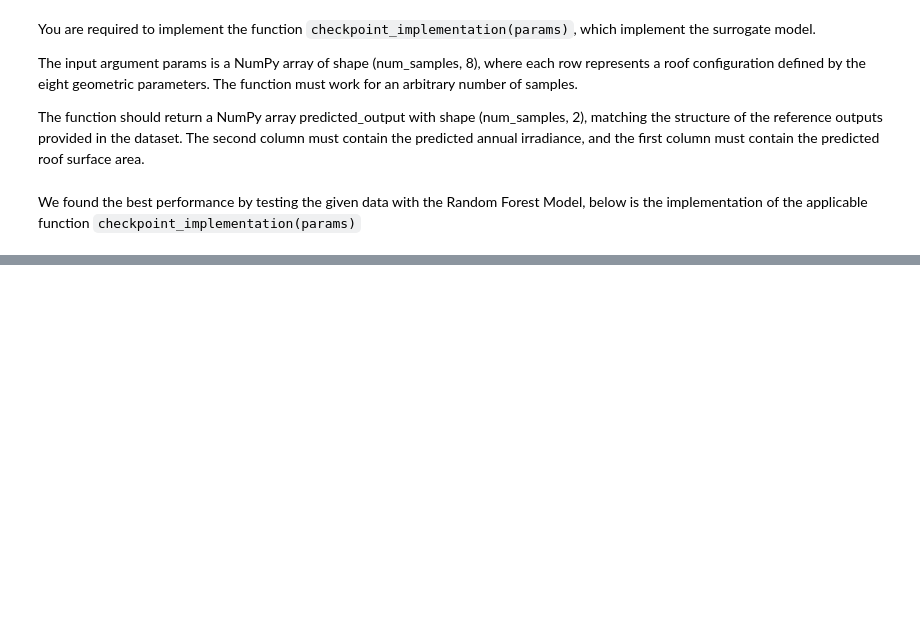
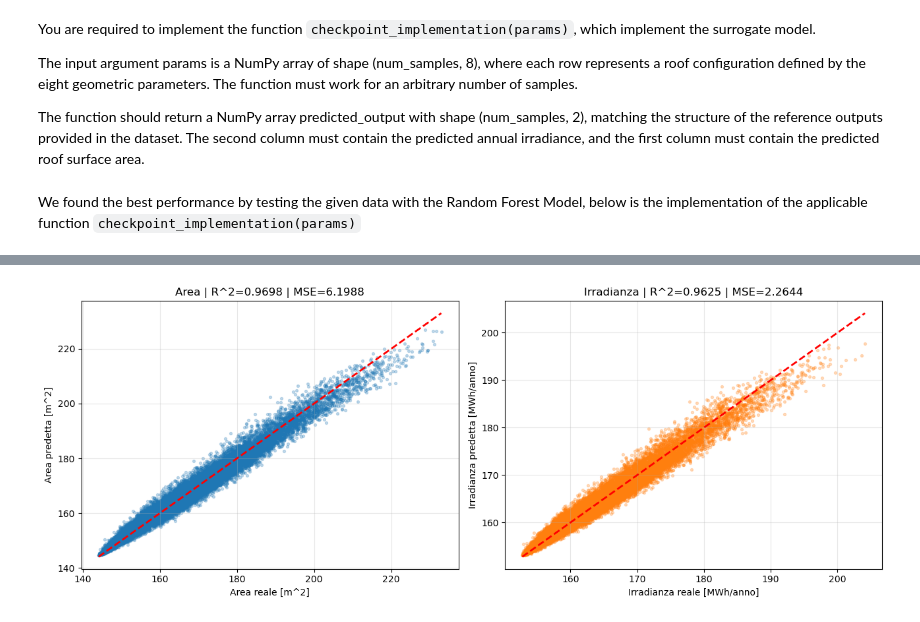
Before and after one commit to rezucch1/RadIAnce-AntonioliZucchi, a Jupyter notebook: checkpoint1.ipynb, the cells around one changed output, grey strips where cells are left out. Saved outputs shown, nothing was run; the diff lists cells and outputs as text; code cells hidden in the pictures; blank space fills up the shorter version.

```diff
--- a/checkpoint1.ipynb
+++ b/checkpoint1.ipynb
@@ -81,6 +51,7 @@ We found the best performance by testing the given data with the Random Forest M
 import numpy as np
 from sklearn.ensemble import RandomForestRegressor
 
-train_params = np.asarray(params)
-train_output = np.asarray(output)
+# Use float32 to reduce memory and speed up fit/predict.
+train_params = np.asarray(params, dtype=np.float32)
+train_output = np.asarray(output, dtype=np.float32)
 # %%
@@ -151,13 +78,0 @@ Annual irradiance:
-# %%
-# Addestramento (modello di regressione lineare multivariata)
-model = MultiOutputRegressor(LinearRegression())  # qui creo due regress linear indip (uno per area e uno per irradianza)
-model.fit(params, output)       # qui addestro: input params(20000, 80), output(20000,2)
-
-#!!!Per capire: il modello fa  2 csoe:
-# area = a₁·p1 + a₂·p2 + ... + a₈·p8 + b₁
-# irradianza = c₁·p1 + c₂·p2 + ... + c₈·p8 + b₂
-
-def lin_regr(params):
-    predicted_output = model.predict(params)
-
-    return predicted_output
@@ -674,0 +79,38 @@ Poly Regression (g=2) 0.913474       0.913474 11.049860       11.049860
+# %%
+import matplotlib.pyplot as plt
+from sklearn.metrics import r2_score, mean_squared_error
+
+# Quick diagnostic plot: if points lie near y=x, RF is performing well.
+y_pred = checkpoint_implementation(params)
+
+r2_area = r2_score(output[:, 0], y_pred[:, 0])
+r2_irr = r2_score(output[:, 1], y_pred[:, 1])
+mse_area = mean_squared_error(output[:, 0], y_pred[:, 0])
+mse_irr = mean_squared_error(output[:, 1], y_pred[:, 1])
+
+fig, ax = plt.subplots(1, 2, figsize=(13, 5))
+
+# Area plot
+ax[0].scatter(output[:, 0], y_pred[:, 0], s=8, alpha=0.25, color='tab:blue')
+mn0 = min(output[:, 0].min(), y_pred[:, 0].min())
+mx0 = max(output[:, 0].max(), y_pred[:, 0].max())
+ax[0].plot([mn0, mx0], [mn0, mx0], 'r--', lw=2)
+ax[0].set_xlabel('Area reale [m^2]')
+ax[0].set_ylabel('Area predetta [m^2]')
+ax[0].set_title(f'Area | R^2={r2_area:.4f} | MSE={mse_area:.4f}')
+ax[0].grid(True, alpha=0.3)
+
+# Irradiance plot
+ax[1].scatter(output[:, 1], y_pred[:, 1], s=8, alpha=0.25, color='tab:orange')
+mn1 = min(output[:, 1].min(), y_pred[:, 1].min())
+mx1 = max(output[:, 1].max(), y_pred[:, 1].max())
+ax[1].plot([mn1, mx1], [mn1, mx1], 'r--', lw=2)
+ax[1].set_xlabel('Irradianza reale [MWh/anno]')
+ax[1].set_ylabel('Irradianza predetta [MWh/anno]')
+ax[1].set_title(f'Irradianza | R^2={r2_irr:.4f} | MSE={mse_irr:.4f}')
+ax[1].grid(True, alpha=0.3)
+
+plt.tight_layout()
+plt.show()
+# %% [output]
+[figure, added]
```
Also changed, not shown: parts of 27 cells of this notebook.
